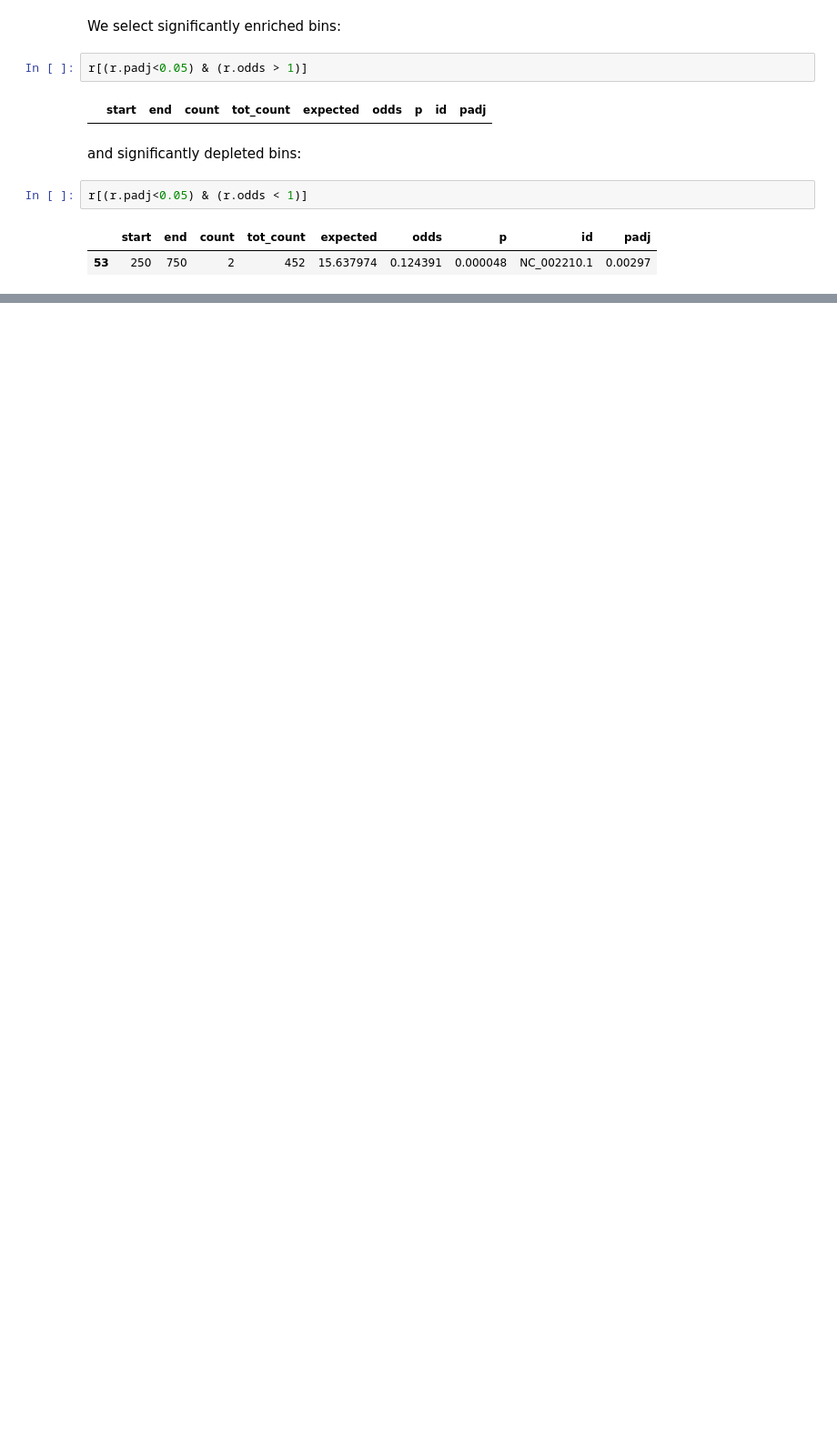
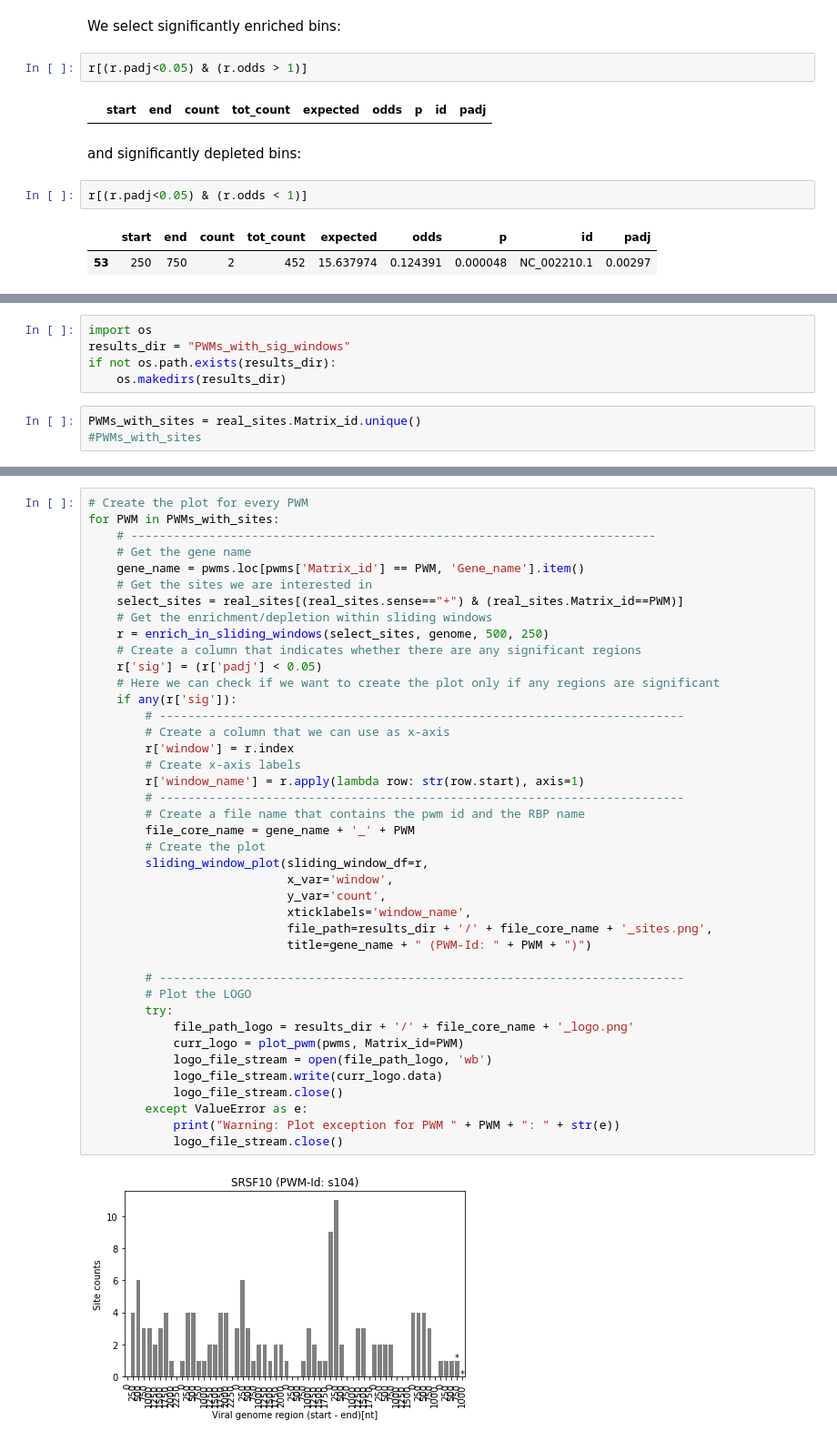
Before and after one commit to gruber-sciencelab/SMEAGOL, a Jupyter notebook: vignette_1.ipynb, the cells around one changed output, grey strips where cells are left out. Shown at 91% size. Saved outputs shown, nothing was run; the diff lists cells and outputs as text; blank space fills up the shorter version.

Commit message:
Window Enrichment Plot.

```diff
--- a/vignette_1.ipynb
+++ b/vignette_1.ipynb
@@ -358,0 +361,8 @@ r[(r.padj<0.05) & (r.odds < 1)]
+# %%
+import os
+results_dir = "PWMs_with_sig_windows"
+if not os.path.exists(results_dir):
+    os.makedirs(results_dir)
+# %%
+PWMs_with_sites = real_sites.Matrix_id.unique()
+#PWMs_with_sites
@@ -358,0 +376,43 @@ r[(r.padj<0.05) & (r.odds < 1)]
+# %%
+# Create the plot for every PWM
+for PWM in PWMs_with_sites:
+    # --------------------------------------------------------------------------
+    # Get the gene name
+    gene_name = pwms.loc[pwms['Matrix_id'] == PWM, 'Gene_name'].item()
+    # Get the sites we are interested in
+    select_sites = real_sites[(real_sites.sense=="+") & (real_sites.Matrix_id==PWM)]
+    # Get the enrichment/depletion within sliding windows
+    r = enrich_in_sliding_windows(select_sites, genome, 500, 250)
+    # Create a column that indicates whether there are any significant regions
+    r['sig'] = (r['padj'] < 0.05)
+    # Here we can check if we want to create the plot only if any regions are significant
+    if any(r['sig']):
+        # --------------------------------------------------------------------------
+        # Create a column that we can use as x-axis
+        r['window'] = r.index
+        # Create x-axis labels
+        r['window_name'] = r.apply(lambda row: str(row.start), axis=1)
+        # --------------------------------------------------------------------------
+        # Create a file name that contains the pwm id and the RBP name
+        file_core_name = gene_name + '_' + PWM
+        # Create the plot
+        sliding_window_plot(sliding_window_df=r,
+                            x_var='window',
+                            y_var='count',
+                            xticklabels='window_name',
+                            file_path=results_dir + '/' + file_core_name + '_sites.png',
+                            title=gene_name + " (PWM-Id: " + PWM + ")")
+
+        # --------------------------------------------------------------------------
+        # Plot the LOGO
+        try:
+            file_path_logo = results_dir + '/' + file_core_name + '_logo.png'
+            curr_logo = plot_pwm(pwms, Matrix_id=PWM)
+            logo_file_stream = open(file_path_logo, 'wb')
+            logo_file_stream.write(curr_logo.data)
+            logo_file_stream.close()
+        except ValueError as e:
+            print("Warning: Plot exception for PWM " + PWM + ": " + str(e))
+            logo_file_stream.close()
+# %% [output]
+[figure, added]
```
Also changed, not shown: parts of 22 cells of this notebook, 1 other file.
